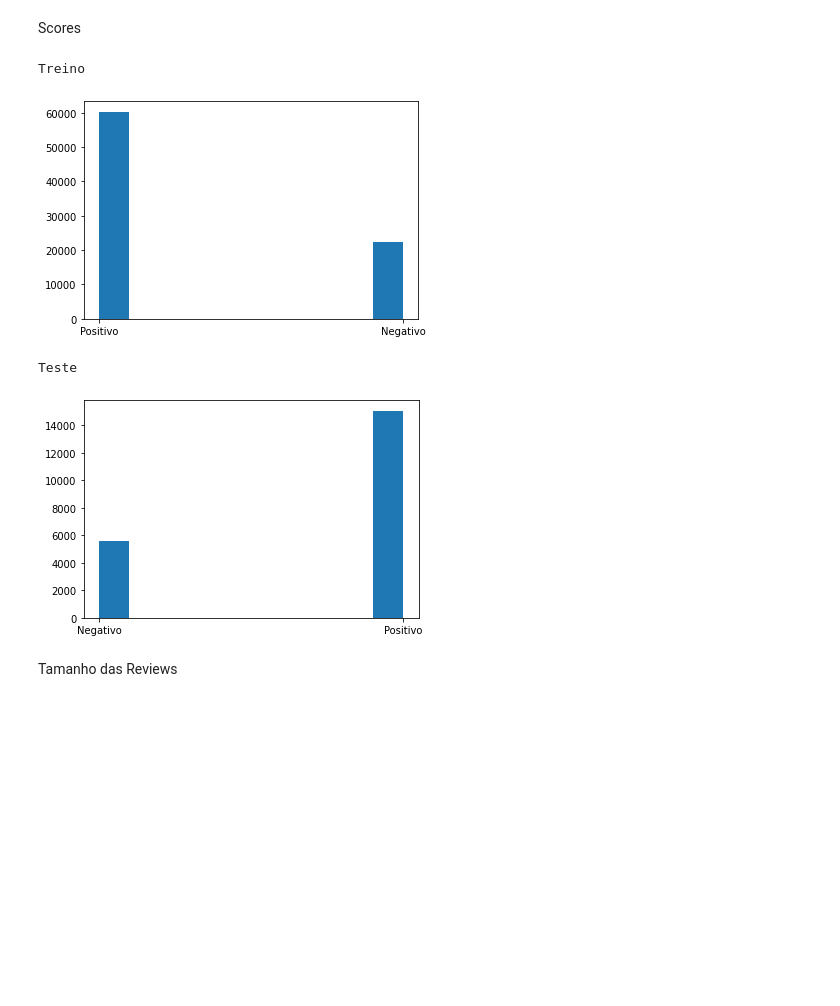
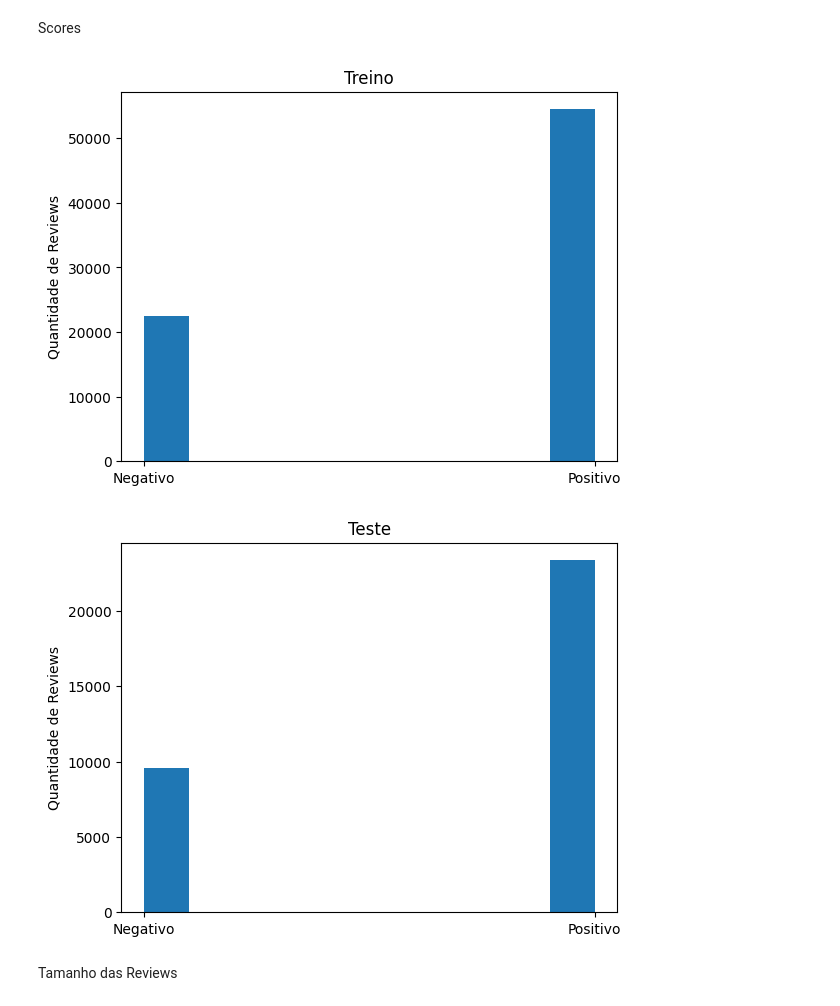
Before and after one commit to DebeckGZN/review_classification, a Jupyter notebook: B2W_review_classification.ipynb, the cells around one changed output. Drawn from its saved outputs; the diff is of its cells as text; code cells hidden in the pictures; blank space fills up the shorter version.

```diff
--- a/B2W_review_classification.ipynb
+++ b/B2W_review_classification.ipynb
@@ -19,0 +21,8 @@ Selecionando apenas as Colunas de Interesse (Texto da Review e Nota)
+# %%
+df = df_raw[['review_text','overall_rating']]
+## adequando formato
+df['review_text'].astype(str)
+df['overall_rating'].astype(int)
+
+print('Dimensão original: ', len(df))
+df.sample(10)
@@ -19,0 +54,11 @@ Selecionando apenas as Colunas de Interesse (Texto da Review e Nota)
+# %%
+from nltk.corpus import stopwords
+
+sw = stopwords.words('portuguese')
+
+#exemplos incompletos
+df = df.dropna()
+#lowercase
+df['review_text'] = df['review_text'].str.lower()
+#removendo stopwords
+df['review_text'] = df['review_text'].apply(lambda words: ' '.join(word for word in words.split() if word not in sw))
@@ -20,11 +71,4 @@ Selecionando apenas as Colunas de Interesse (Texto da Review e Nota)
 # %%
-import pandas as pd
-
-df = pd.read_csv("B2W-Reviews01.csv", usecols = ['review_text','overall_rating'])
-
-print('Dimensão original: ', len(df))
-df = df.dropna()
-
 raw_data_size = len(df)
 
 raw_reviews = list(df['review_text'])
@@ -150,38 +213,40 @@ Separando bases de Treino e Teste
 # %%
 from sklearn.model_selection import train_test_split
 
-training_sentences, testing_sentences, training_labels, testing_labels = train_test_split(reviews, score, test_size=0.2)
+training_sentences, testing_sentences, training_labels, testing_labels = train_test_split(reviews, score, test_size=0.3,random_state=42)
 # %% [markdown]
 Scores
 # %%
 score_tag = []
-print('Treino')
 for i in training_labels:
   if i  == 1:
     score_tag.append('Positivo')
   else:
     score_tag.append('Negativo')
 
+score_tag.sort()
 x = score_tag
 plt.hist(x)
+plt.title('Treino')
+plt.ylabel('Quantidade de Reviews')
 plt.show()
 
 score_tag = []
-print('Teste')
 for i in testing_labels:
   if i  == 1:
     score_tag.append('Positivo')
   else:
     score_tag.append('Negativo')
 
+score_tag.sort()
 x = score_tag
 plt.hist(x)
+plt.title('Teste')
+plt.ylabel('Quantidade de Reviews')
 plt.show()
 # %% [output]
-Treino
-[figure, old version]
+[figure, new version]
-Teste
-[figure, old version]
+[figure, new version]
 # %% [markdown]
 Tamanho das Reviews
 # %%
```
Also changed, not shown: parts of 32 cells of this notebook.
